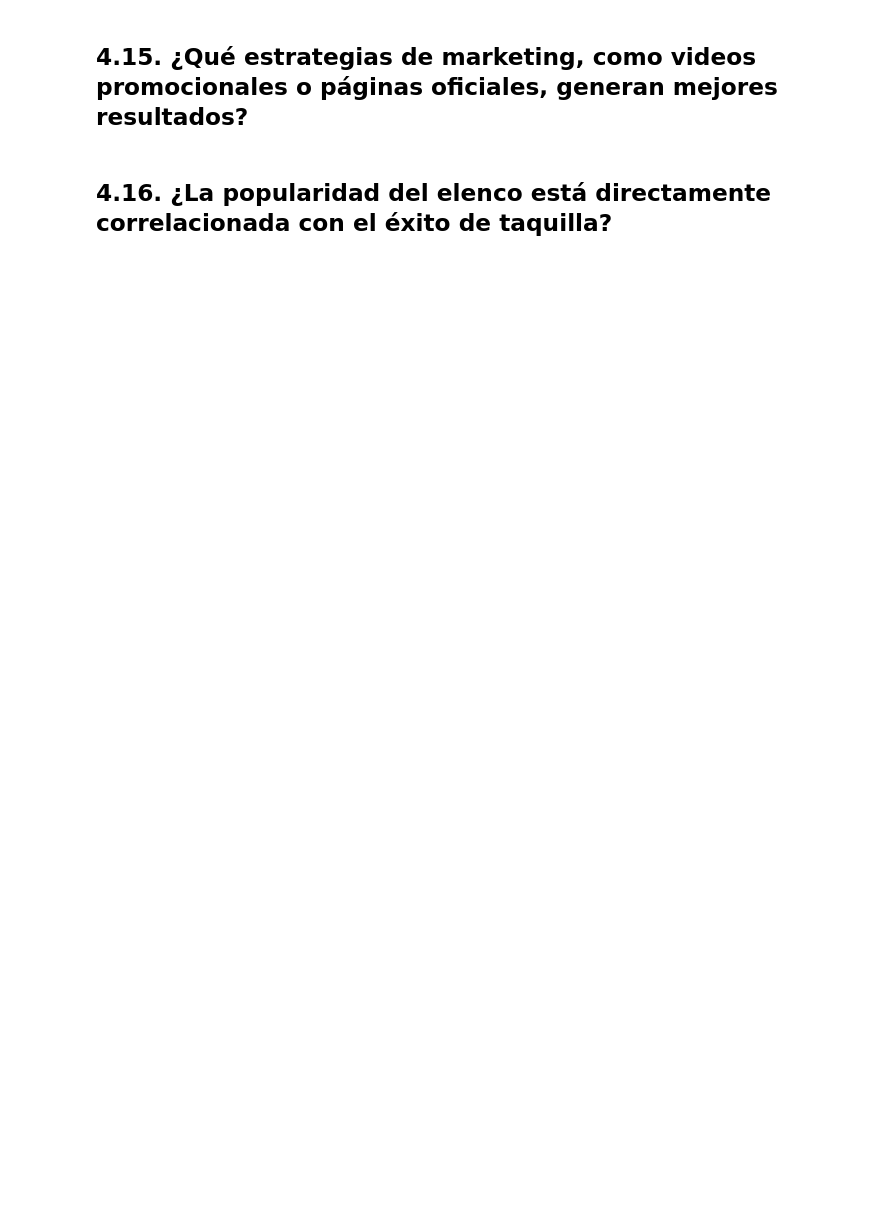
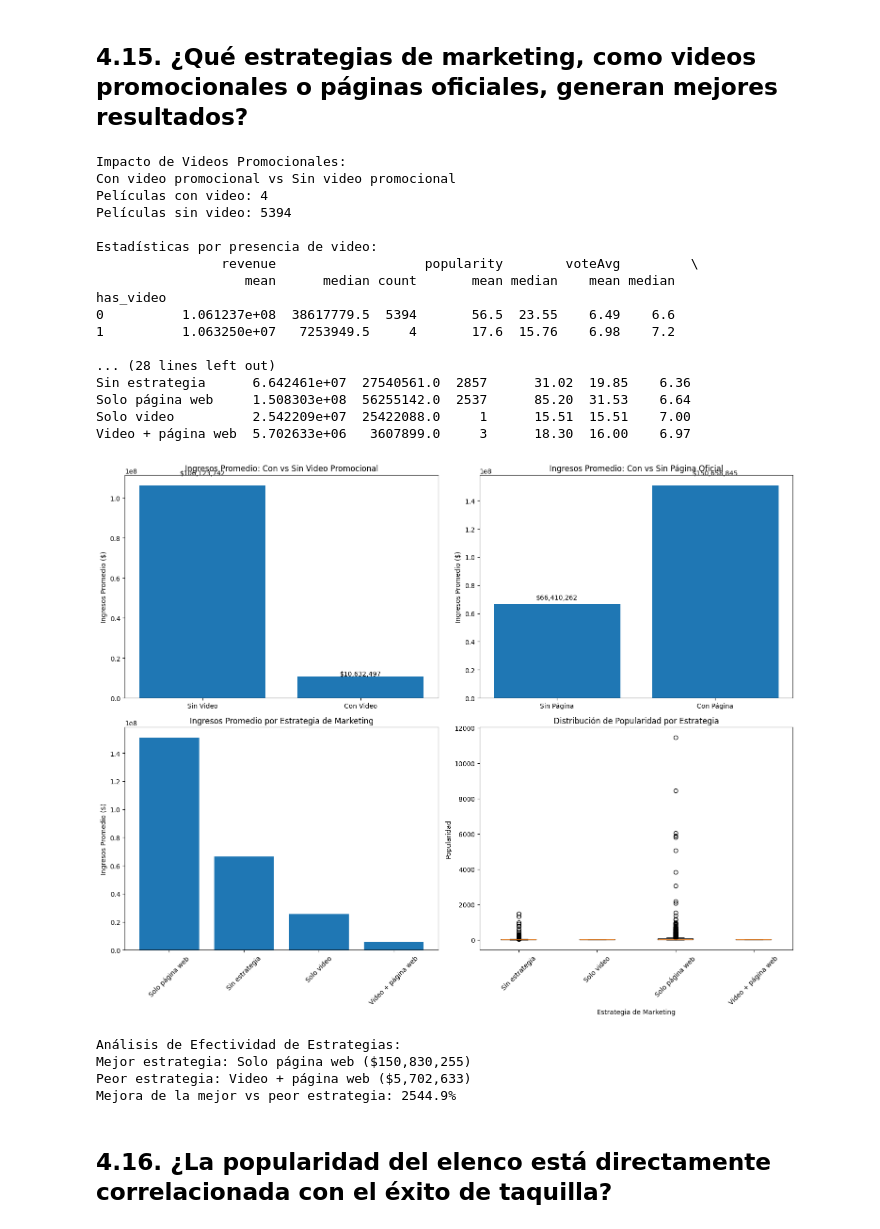
Before and after one commit to nicoCT04/lab-01-md, a Jupyter notebook: lab-1.ipynb, the cells around one changed output. Saved outputs shown, nothing was run; the diff lists cells and outputs as text; code cells hidden in the pictures; blank space fills up the shorter version.

```diff
--- a/lab-1.ipynb
+++ b/lab-1.ipynb
@@ -1185,7 +1232,7 @@ print(top_rated_revenue[['title', 'voteAvg', 'voteCount', 'revenue']].to_string(
 # %%
 # 4.15. Estrategias de marketing y resultados
 # Crear variables indicadoras para estrategias de marketing
-df['has_video'] = df['video'].astype(int)
+df['has_video'] = df['video'].fillna(0).astype(int)
 df['has_homepage'] = (df['homePage'].notna() & (df['homePage'] != '')).astype(int)
 
 # Análisis de películas con ingresos > 0 para comparaciones justas
@@ -1275,33 +1322,56 @@ axes[1, 0].set_xticklabels(strategy_revenue.index, rotation=45)
 # Diagrama de caja: Popularidad por estrategias
 strategies = marketing_analysis['strategy_label'].unique()
 popularity_data = []
 strategy_labels = []
 for strategy in ['Sin estrategia', 'Solo video', 'Solo página web', 'Video + página web']:
     if strategy in marketing_analysis['strategy_label'].values:
         strategy_data = marketing_analysis[marketing_analysis['strategy_label'] == strategy]['popularity']
         if len(strategy_data) > 0:
             popularity_data.append(strategy_data)
             strategy_labels.append(strategy)
 
 if popularity_data:
     axes[1, 1].boxplot(popularity_data, labels=strategy_labels)
     axes[1, 1].set_title('Distribución de Popularidad por Estrategia')
     axes[1, 1].set_xlabel('Estrategia de Marketing')
     axes[1, 1].set_ylabel('Popularidad')
     axes[1, 1].tick_params(axis='x', rotation=45)
 
 plt.tight_layout()
 plt.show()
 
 # Análisis de efectividad
 print(f"\nAnálisis de Efectividad de Estrategias:")
 best_strategy = strategy_revenue.index[0]
 worst_strategy = strategy_revenue.index[-1]
 improvement = (strategy_revenue.iloc[0] / strategy_revenue.iloc[-1] - 1) * 100
 
 print(f"Mejor estrategia: {best_strategy} (${strategy_revenue.iloc[0]:,.0f})")
 print(f"Peor estrategia: {worst_strategy} (${strategy_revenue.iloc[-1]:,.0f})")
 print(f"Mejora de la mejor vs peor estrategia: {improvement:.1f}%")
+# %% [output]
+Impacto de Videos Promocionales:
+Con video promocional vs Sin video promocional
+Películas con video: 4
+Películas sin video: 5394
+
+Estadísticas por presencia de video:
+                revenue                   popularity        voteAvg         \
+                   mean      median count       mean median    mean median
+has_video
+0          1.061237e+08  38617779.5  5394       56.5  23.55    6.49    6.6
+1          1.063250e+07   7253949.5     4       17.6  15.76    6.98    7.2
+
+... (28 lines left out)
+Sin estrategia      6.642461e+07  27540561.0  2857      31.02  19.85    6.36
+Solo página web     1.508303e+08  56255142.0  2537      85.20  31.53    6.64
+Solo video          2.542209e+07  25422088.0     1      15.51  15.51    7.00
+Video + página web  5.702633e+06   3607899.0     3      18.30  16.00    6.97
+[figure, added]
+Análisis de Efectividad de Estrategias:
+Mejor estrategia: Solo página web ($150,830,255)
+Peor estrategia: Video + página web ($5,702,633)
+Mejora de la mejor vs peor estrategia: 2544.9%
 # %% [markdown]
 ## 4.16. ¿La popularidad del elenco está directamente correlacionada con el éxito de taquilla?
 # %%
```
Also changed, not shown: parts of 6 cells of this notebook.
